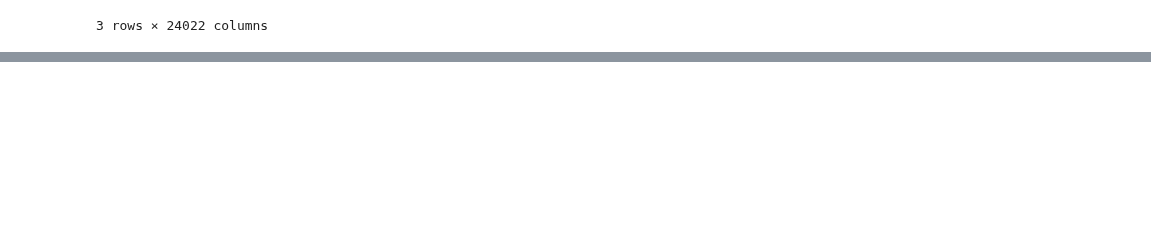
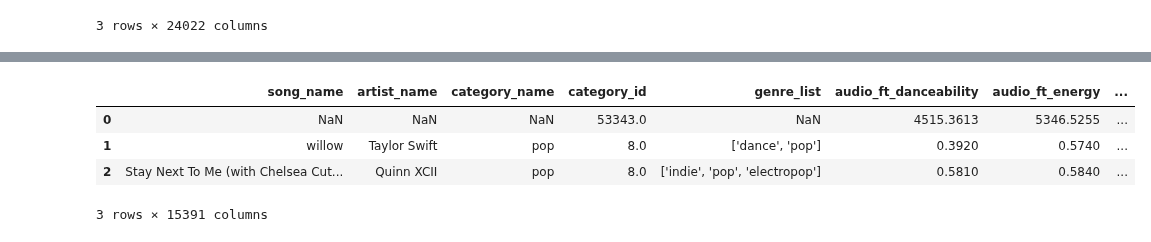
Before and after one commit to hannahkidwell/NLP-Spotify-Genres, a Jupyter notebook: Notebooks/word_stems/word_stem_frequencies.ipynb, the cells around one changed output, grey strips where cells are left out. Drawn from its saved outputs; the diff is of its cells as text; code cells hidden in the pictures; blank space fills up the shorter version.

```diff
--- a/Notebooks/word_stems/word_stem_frequencies.ipynb
+++ b/Notebooks/word_stems/word_stem_frequencies.ipynb
@@ -269,17 +269,17 @@ Run time: 99.81258893013 seconds
 # %%
 # Add the term frequencies to the DataFrame
 t0 = time.time()
-for index, row in lyric_TF_df.iterrows():
+for index, row in lyric_SF_df.iterrows():
     for stem in nlp_df['word_stems'][index]:
             try:
-                lyric_TF_df.loc[index, stem]+=1
+                lyric_SF_df.loc[index, stem]+=1
             except(Exception) as e:
                 print(stem)
     if index % 100 == 0:
         t1 = time.time()
         print(f'Run time: {t1-t0} seconds')
         t0 = time.time()
-lyric_TF_df.head(3)
+lyric_SF_df.head(3)
 # %% [output]
 Run time: 10.46939992904663 seconds
 
@@ -301,9 +306,18 @@ rosé
 # %%
 # Remove columns of word stems that only appear once
-lyric_TF_df.loc[-1] = lyric_TF_df.sum(numeric_only=True)
-lyric_TF_df.index = lyric_TF_df.index + 1
-lyric_TF_df = lyric_TF_df.sort_index()
-lyric_TF_df = lyric_TF_df.drop(columns=lyric_TF_df.columns[(lyric_TF_df[0:1] == 1).any()])
-lyric_TF_df.head(3)
+t0 = time.time()
+lyric_SF_df.loc[-1] = lyric_SF_df.sum(numeric_only=True)
+lyric_SF_df.index = lyric_SF_df.index + 1
+lyric_SF_df = lyric_SF_df.sort_index()
+lyric_SF_df = lyric_SF_df.drop(columns=lyric_SF_df.columns[(lyric_SF_df[0:1] == 1).any()])
+t1 = time.time()
+print(f'Run time: {t1-t0} seconds')
+lyric_SF_df.head(3)
+# %% [output]
+|  | song_name | artist_name | category_name | category_id | genre_list | audio_ft_danceability | audio_ft_energy | ... |
+| 0 | NaN | NaN | NaN | 53343.0 | NaN | 4515.3613 | 5346.5255 | ... |
+| 1 | willow | Taylor Swift | pop | 8.0 | ['dance', 'pop'] | 0.3920 | 0.5740 | ... |
+| 2 | Stay Next To Me (with Chelsea Cut... | Quinn XCII | pop | 8.0 | ['indie', 'pop', 'electropop'] | 0.5810 | 0.5840 | ... |
+3 rows × 15391 columns
 # %%
 # Create filtered DataFrame with columns of word stems that appear at least 4 times
```
Also changed, not shown: parts of 6 cells of this notebook, 3 other files.
